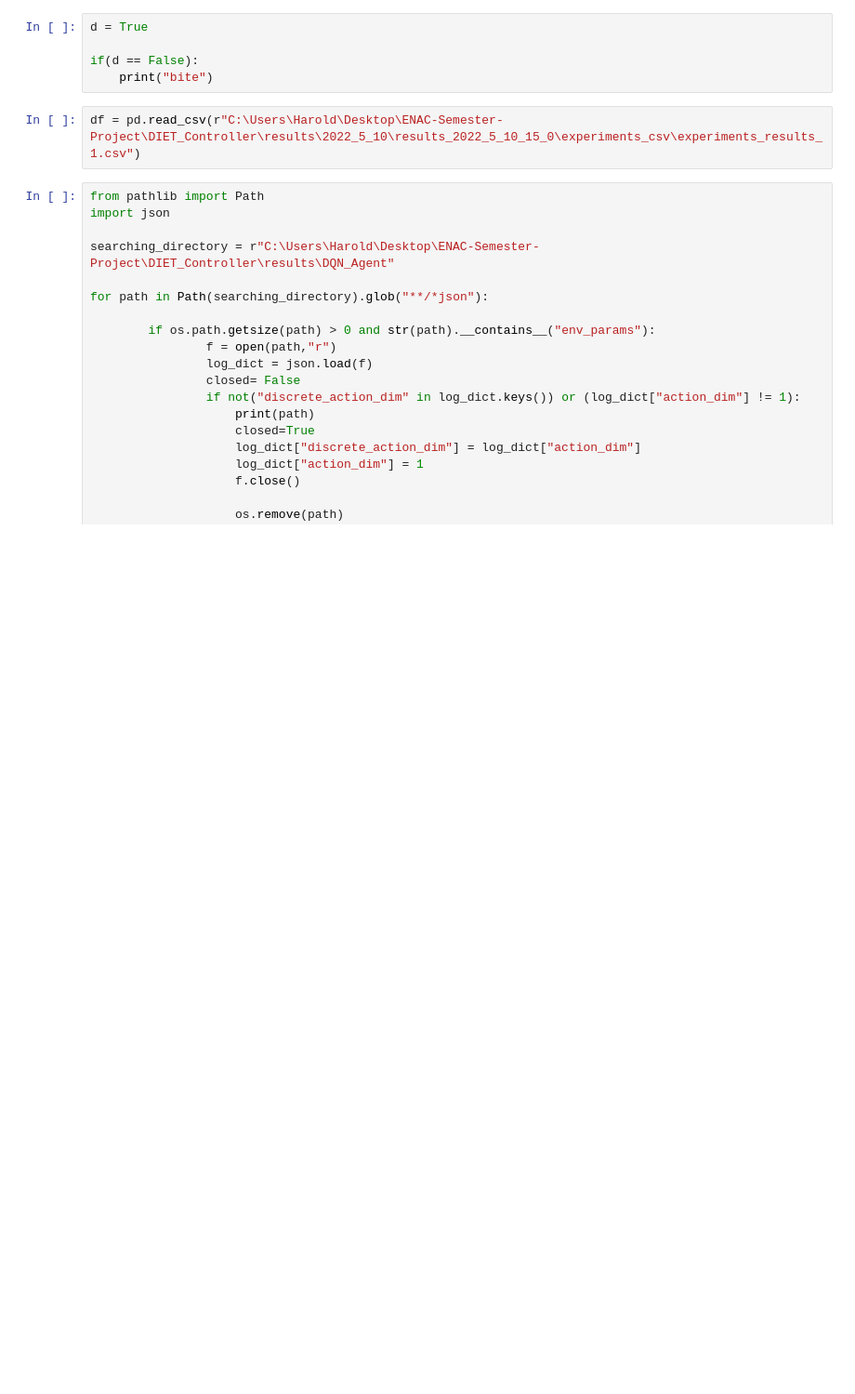
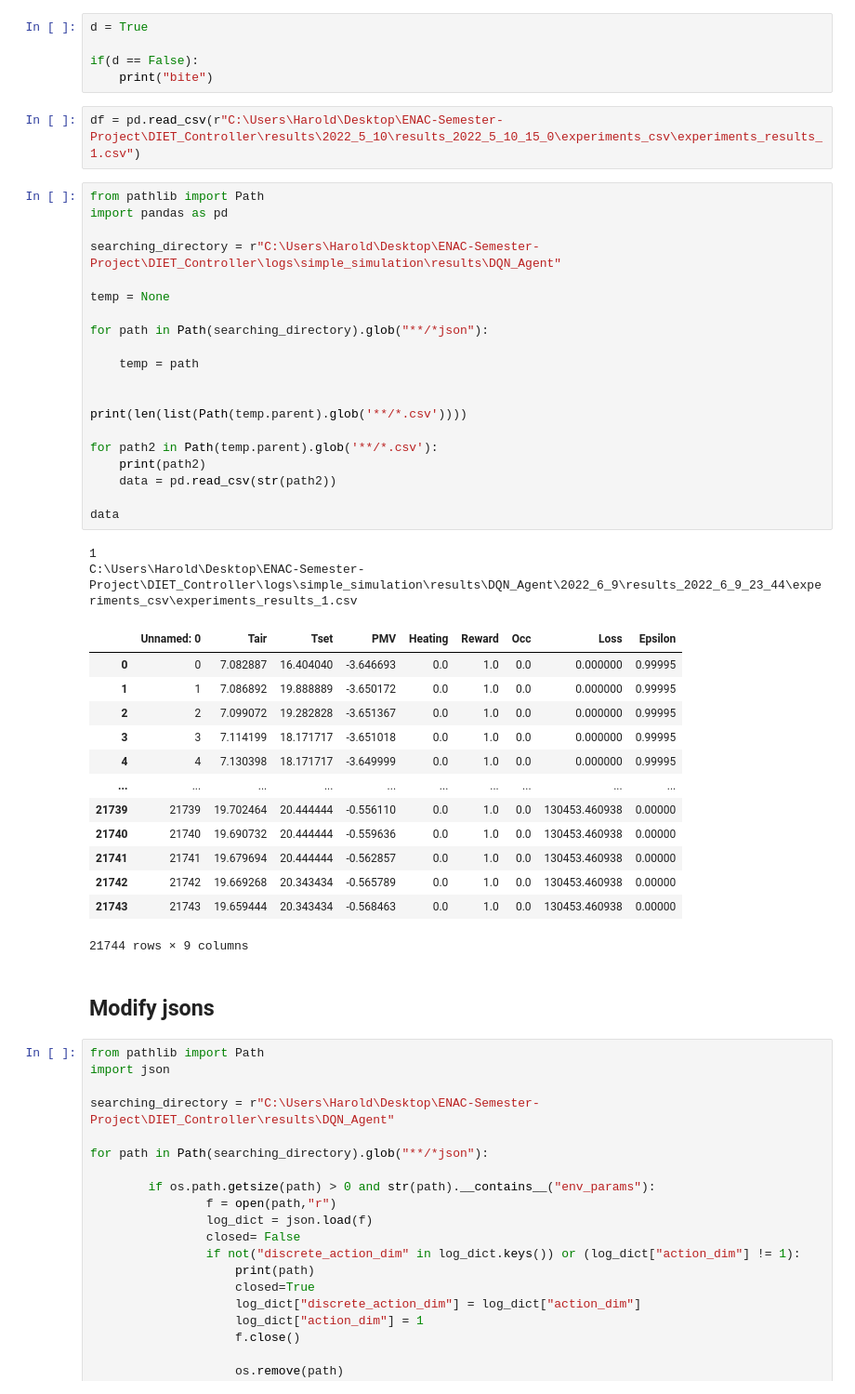
Before and after one commit to Vincisteel/DIET_Controller, a Jupyter notebook: src/DQN_notebook.ipynb, the cells around one changed output. Shown at 93% size. Saved outputs shown, nothing was run; the diff lists cells and outputs as text; blank space fills up the shorter version.

```diff
--- a/src/DQN_notebook.ipynb
+++ b/src/DQN_notebook.ipynb
@@ -157,6 +157,44 @@ if(d == False):
     print("bite")
 # %%
 df = pd.read_csv(r"C:\Users\Harold\Desktop\ENAC-Semester-Project\DIET_Controller\results\2022_5_10\results_2022_5_10_15_0\experiments_csv\experiments_results_1.csv")
+# %%
+from pathlib import Path
+import pandas as pd
+
+searching_directory = r"C:\Users\Harold\Desktop\ENAC-Semester-Project\DIET_Controller\logs\simple_simulation\results\DQN_Agent"
+
+temp = None
+
+for path in Path(searching_directory).glob("**/*json"):
+
+    temp = path
+
+
+print(len(list(Path(temp.parent).glob('**/*.csv'))))
+
+for path2 in Path(temp.parent).glob('**/*.csv'):
+    print(path2)
+    data = pd.read_csv(str(path2))
+
+data
+# %% [output]
+1
+C:\Users\Harold\Desktop\ENAC-Semester-Project\DIET_Controller\logs\simple_simulation\results\DQN_Agent\2022_6_9\results_2022_6_9_23_44\experiments_csv\experiments_results_1.csv
+|  | Unnamed: 0 | Tair | Tset | PMV | Heating | Reward | Occ | Loss | Epsilon |
+| 0 | 0 | 7.082887 | 16.404040 | -3.646693 | 0.0 | 1.0 | 0.0 | 0.000000 | 0.99995 |
+| 1 | 1 | 7.086892 | 19.888889 | -3.650172 | 0.0 | 1.0 | 0.0 | 0.000000 | 0.99995 |
+| 2 | 2 | 7.099072 | 19.282828 | -3.651367 | 0.0 | 1.0 | 0.0 | 0.000000 | 0.99995 |
+| 3 | 3 | 7.114199 | 18.171717 | -3.651018 | 0.0 | 1.0 | 0.0 | 0.000000 | 0.99995 |
+| 4 | 4 | 7.130398 | 18.171717 | -3.649999 | 0.0 | 1.0 | 0.0 | 0.000000 | 0.99995 |
+| ... | ... | ... | ... | ... | ... | ... | ... | ... | ... |
+| 21739 | 21739 | 19.702464 | 20.444444 | -0.556110 | 0.0 | 1.0 | 0.0 | 130453.460938 | 0.00000 |
+| 21740 | 21740 | 19.690732 | 20.444444 | -0.559636 | 0.0 | 1.0 | 0.0 | 130453.460938 | 0.00000 |
+| 21741 | 21741 | 19.679694 | 20.444444 | -0.562857 | 0.0 | 1.0 | 0.0 | 130453.460938 | 0.00000 |
+| 21742 | 21742 | 19.669268 | 20.343434 | -0.565789 | 0.0 | 1.0 | 0.0 | 130453.460938 | 0.00000 |
+| 21743 | 21743 | 19.659444 | 20.343434 | -0.568463 | 0.0 | 1.0 | 0.0 | 130453.460938 | 0.00000 |
+21744 rows × 9 columns
+# %% [markdown]
+## Modify jsons
 # %%
 from pathlib import Path
 import json
```
Also changed, not shown: 3 other files.
